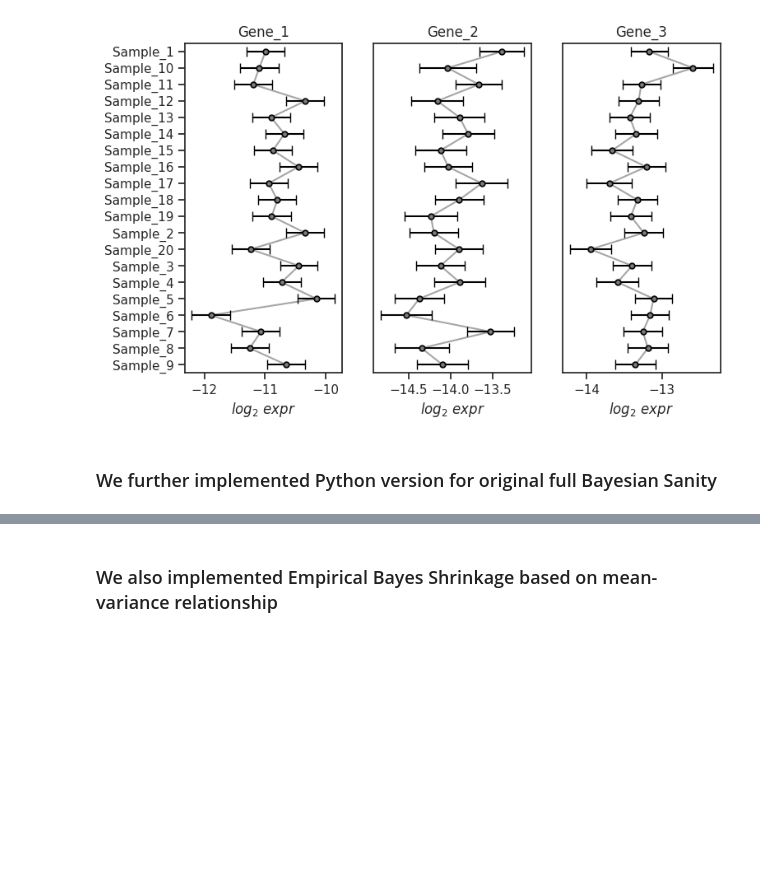
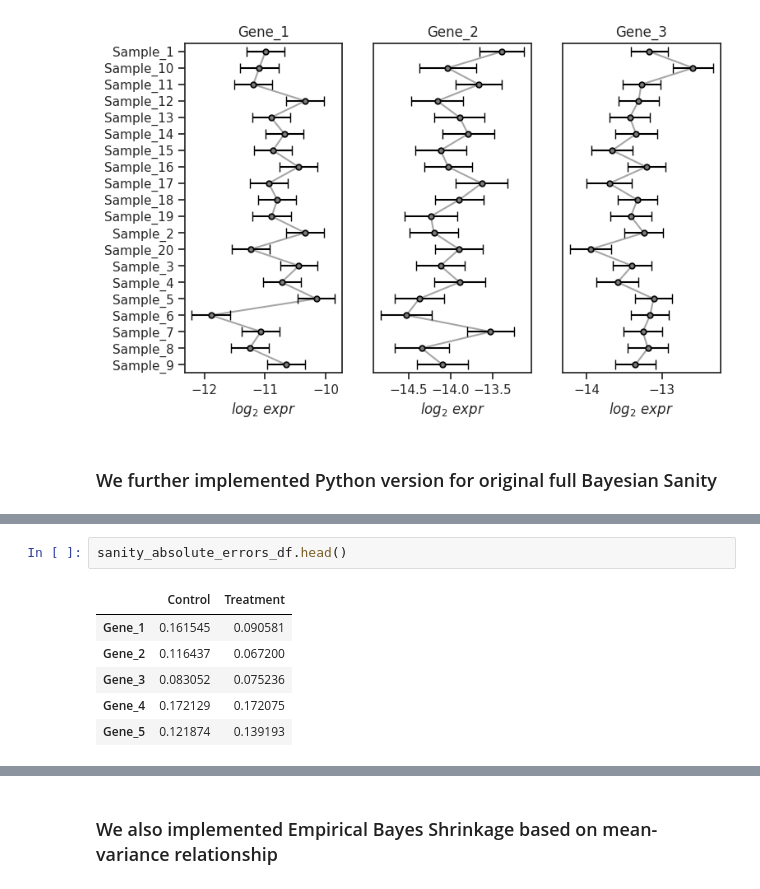
Before and after one commit to zavolanlab/zavolab_pyutils, a Jupyter notebook: test_module.ipynb, the cells around one changed output, grey strips where cells are left out. Drawn from its saved outputs; the diff is of its cells as text; blank space fills up the shorter version.

```diff
--- a/test_module.ipynb
+++ b/test_module.ipynb
@@ -525,0 +519,9 @@ FDR is 0.0, 10repl
+# %%
+sanity_absolute_errors_df.head()
+# %% [output]
+|  | Control | Treatment |
+| Gene_1 | 0.161545 | 0.090581 |
+| Gene_2 | 0.116437 | 0.067200 |
+| Gene_3 | 0.083052 | 0.075236 |
+| Gene_4 | 0.172129 | 0.172075 |
+| Gene_5 | 0.121874 | 0.139193 |
```
Also changed, not shown: parts of 18 cells of this notebook, 33 other files.
